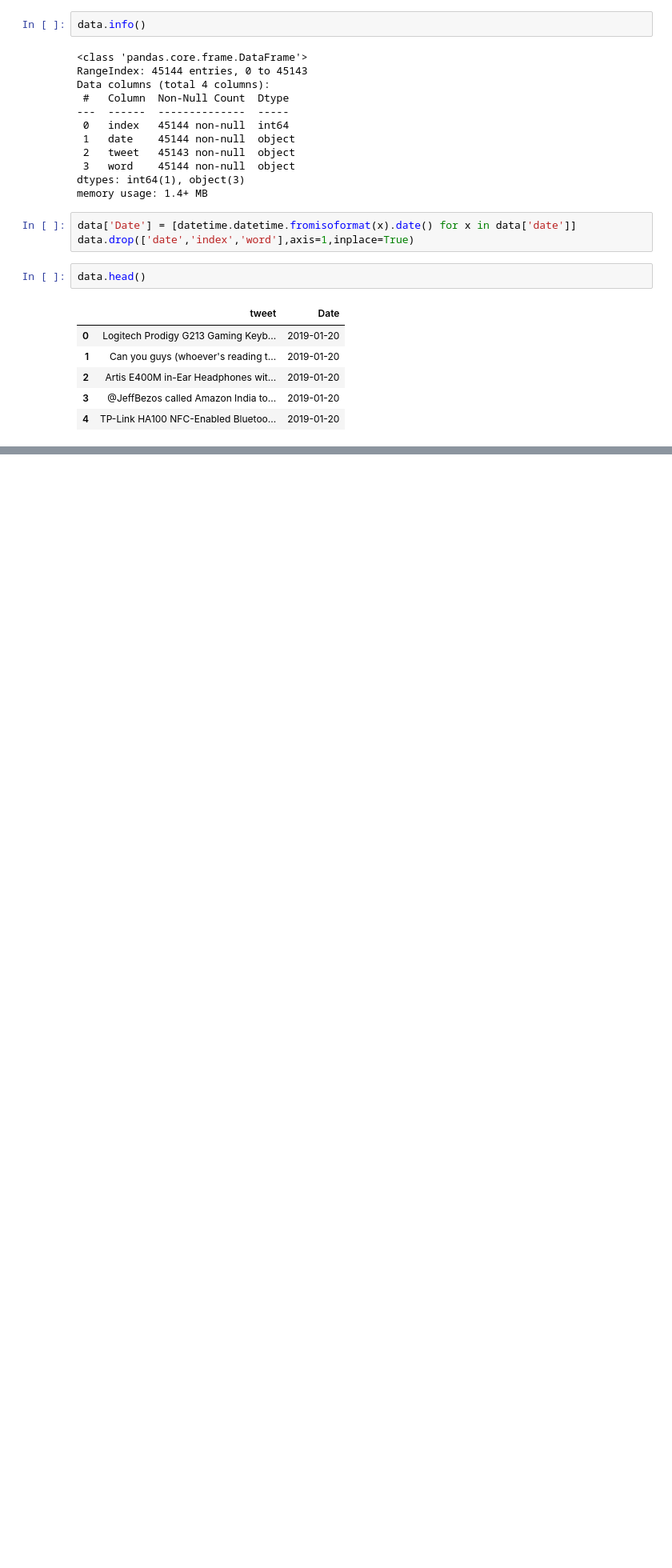
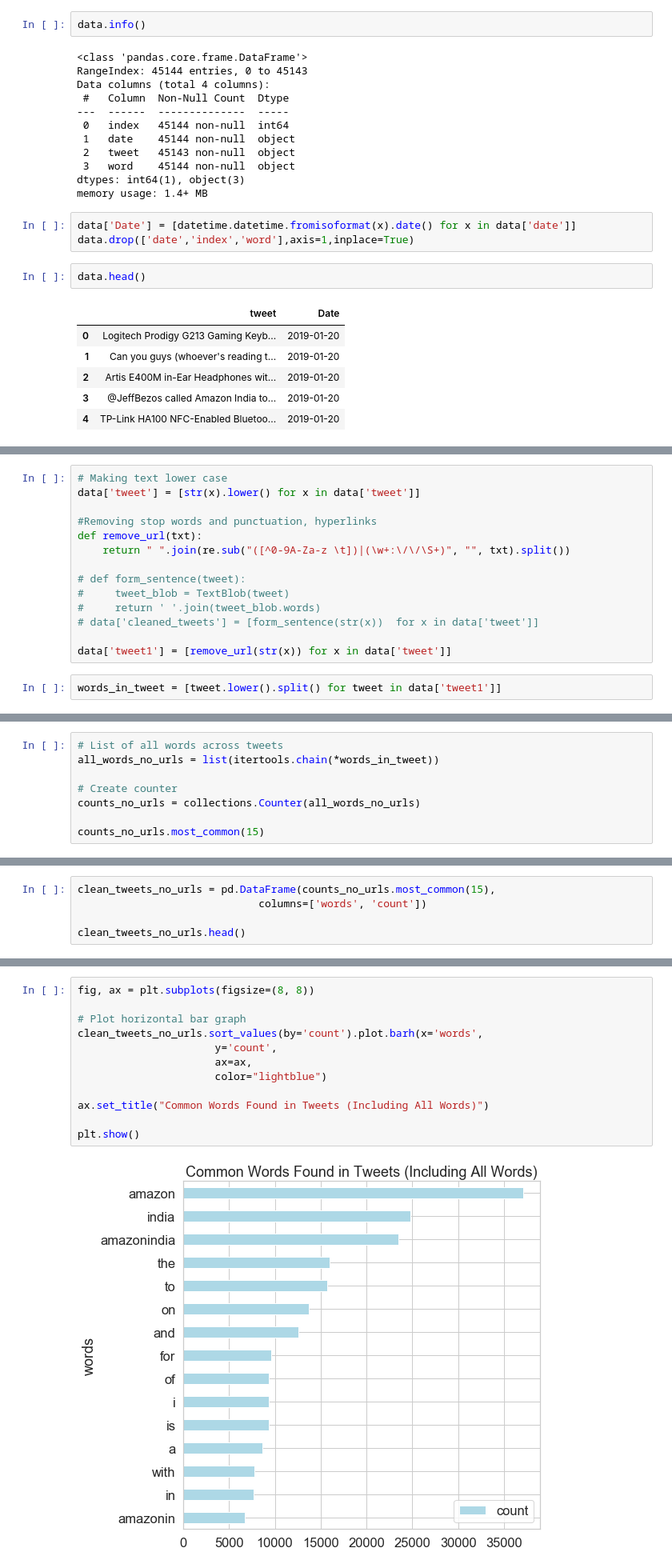
Before and after one commit to TH3C0D3F4TH3R/Twitter_Analysis, a Jupyter notebook: code/Analysis.ipynb, the cells around one changed output, grey strips where cells are left out. Shown at 80% size. Saved outputs shown, nothing was run; the diff lists cells and outputs as text; blank space fills up the shorter version.

```diff
--- a/code/Analysis.ipynb
+++ b/code/Analysis.ipynb
@@ -127,0 +120,16 @@ list(filter(r.match, mylist)) # Read Note
+# %%
+# Making text lower case
+data['tweet'] = [str(x).lower() for x in data['tweet']]
+
+#Removing stop words and punctuation, hyperlinks
+def remove_url(txt):
+    return " ".join(re.sub("([^0-9A-Za-z \t])|(\w+:\/\/\S+)", "", txt).split())
+
+# def form_sentence(tweet):
+#     tweet_blob = TextBlob(tweet)
+#     return ' '.join(tweet_blob.words)
+# data['cleaned_tweets'] = [form_sentence(str(x))  for x in data['tweet']]
+
+data['tweet1'] = [remove_url(str(x)) for x in data['tweet']]
+# %%
+words_in_tweet = [tweet.lower().split() for tweet in data['tweet1']]
@@ -127,0 +149,8 @@ list(filter(r.match, mylist)) # Read Note
+# %%
+# List of all words across tweets
+all_words_no_urls = list(itertools.chain(*words_in_tweet))
+
+# Create counter
+counts_no_urls = collections.Counter(all_words_no_urls)
+
+counts_no_urls.most_common(15)
@@ -127,0 +173,5 @@ list(filter(r.match, mylist)) # Read Note
+# %%
+clean_tweets_no_urls = pd.DataFrame(counts_no_urls.most_common(15),
+                             columns=['words', 'count'])
+
+clean_tweets_no_urls.head()
@@ -127,0 +185,14 @@ list(filter(r.match, mylist)) # Read Note
+# %%
+fig, ax = plt.subplots(figsize=(8, 8))
+
+# Plot horizontal bar graph
+clean_tweets_no_urls.sort_values(by='count').plot.barh(x='words',
+                      y='count',
+                      ax=ax,
+                      color="lightblue")
+
+ax.set_title("Common Words Found in Tweets (Including All Words)")
+
+plt.show()
+# %% [output]
+[figure, added]
```
Also changed, not shown: parts of 18 cells of this notebook.
